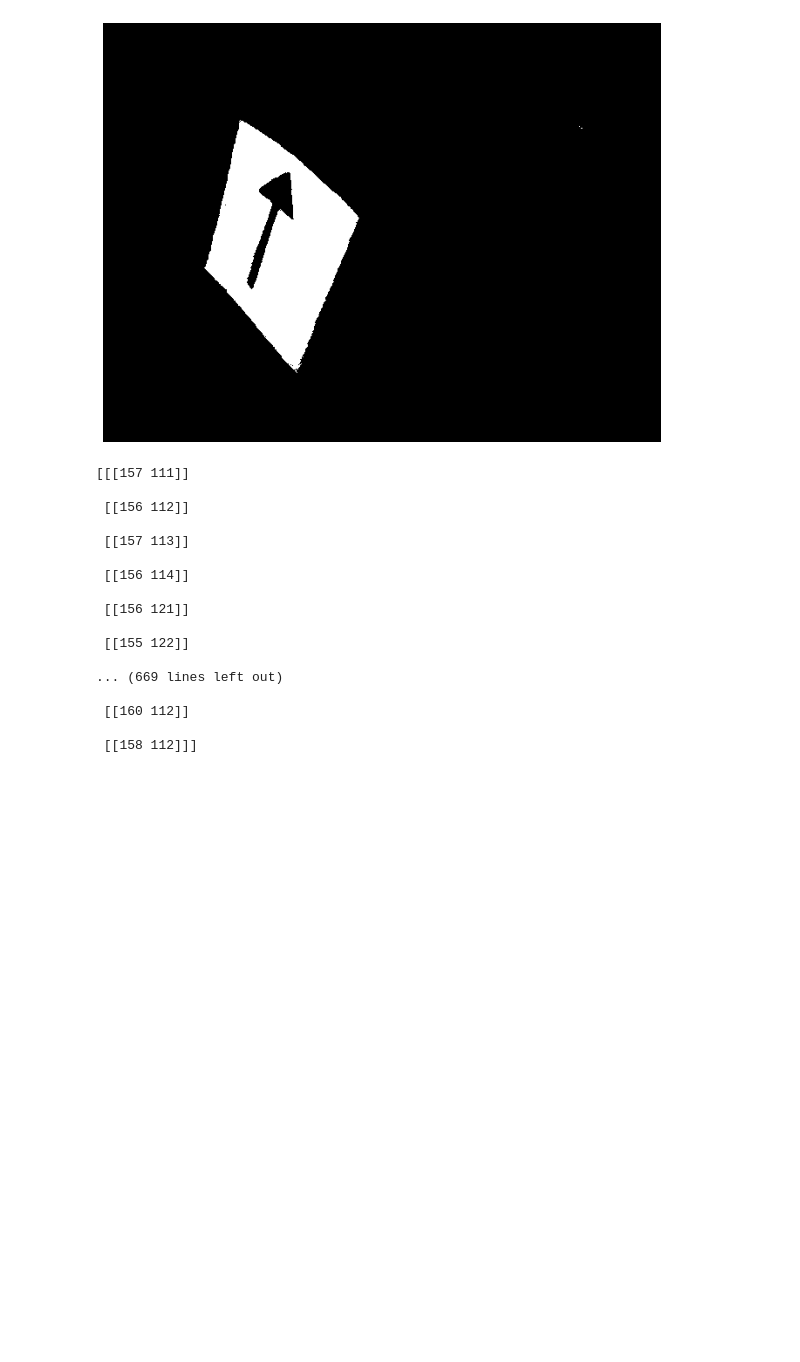
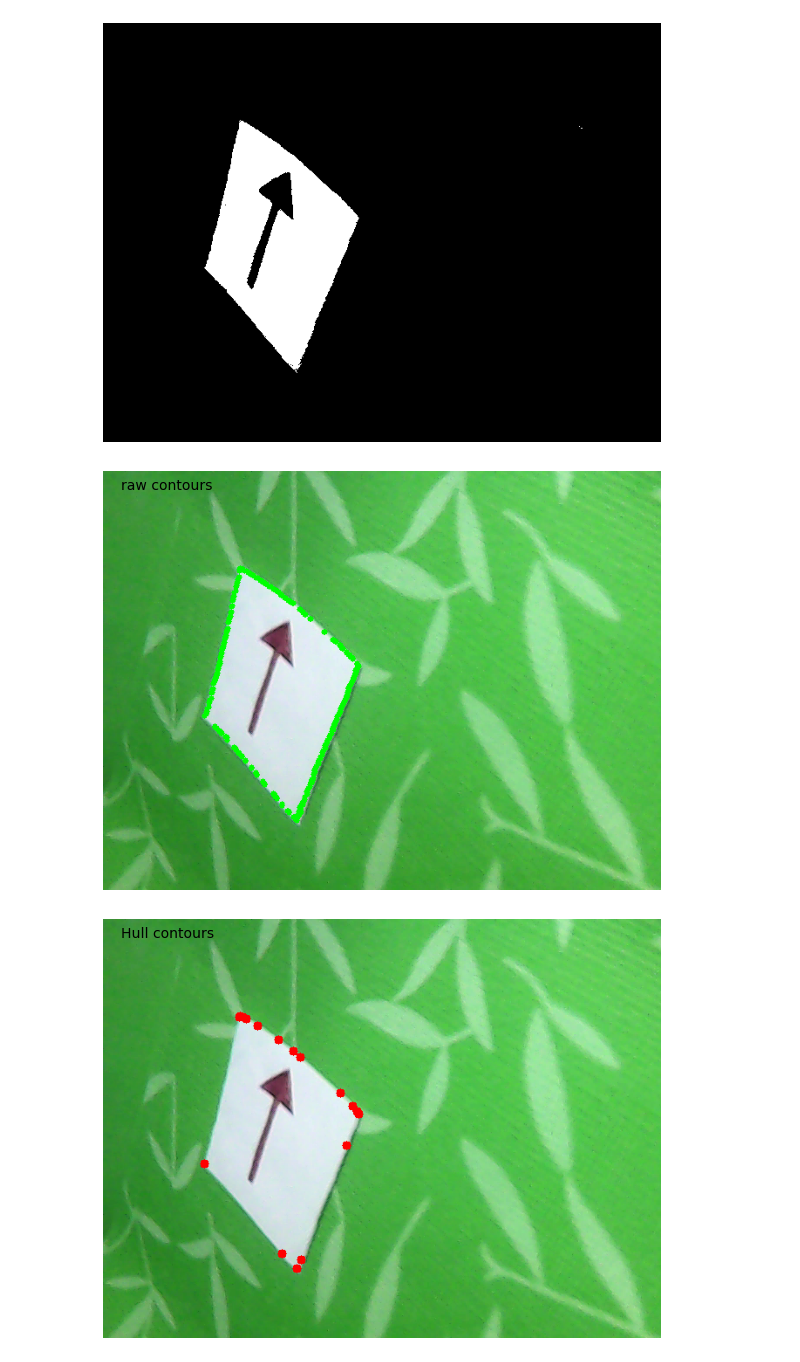
Before and after one commit to PtrShi/cvr_course, a Jupyter notebook: notebooks/cv_hw3.ipynb, the cells around one changed output. Cells and saved outputs as stored; diff of their text form; code cells hidden in the pictures; blank space fills up the shorter version.

```diff
--- a/notebooks/cv_hw3.ipynb
+++ b/notebooks/cv_hw3.ipynb
@@ -69,56 +70,45 @@ plt.show ()
 # %%
 # ищем контуры
 contours, _ = cv2.findContours (mask, cv2.RETR_EXTERNAL, cv2.CHAIN_APPROX_SIMPLE)
+
+# let's find the largest contour
 j = 1
-ind_largest_cont = 0 # let's find the largest contour
+ind_largest_cont = 0
 # I'm not so good with python magic
 while j < len (contours):
   if len (contours [j]) > len (contours [ind_largest_cont]):
     ind_largest_cont = j
   j = j + 1
 
 cnt = contours [ind_largest_cont]
-print (cnt)
 
-cnt_raw = cv2.drawContours (img_orig.copy (), -1, 0, (0, 255, 0), 5)
+cnt_raw = cv2.drawContours (img_orig.copy (), cnt, -1, (0, 255, 0), 5)
 plt.imshow (cnt_raw)
 plt.text (20, 20, 'raw contours', fontsize=14)
 plt.axis ('off')
 plt.show ()
 
-#print (np.shape (cnt))
 cnt_hull = cv2.convexHull (cnt)
 cnt_hull_draw = cv2.drawContours (img_orig.copy (), cnt_hull, -1, (255, 0, 0), 10)
-print (np.shape (cnt_hull))
+# print (np.shape (contours))
+# print (np.shape (cnt))
+# print (contours)
+# print (np.shape (cnt))
+# print (np.shape (cnt_hull))
 plt.imshow (cnt_hull_draw)
 plt.text (20, 20, 'Hull contours', fontsize=14)
 plt.axis ('off')
 plt.show ()
 
 # https://opencv-python-tutroals.readthedocs.io/en/latest/py_tutorials/py_imgproc/py_contours/py_contour_features/py_contour_features.html
 # epsilon - это минимальное расстояние, а не мелкость разбиения (в семинаре ошибка)
 epsilon = 0.05 * cv2.arcLength (cnt_hull, True)
 vertices = cv2.approxPolyDP (cnt_hull, epsilon, True)
 vertices_draw = cv2.drawContours (img_orig.copy (), vertices, -1, (0, 0, 255), 10)
 plt.imshow (vertices_draw)
 plt.text (20, 20, 'vertices', fontsize=14)
 plt.axis ('off')
 plt.show ()
 # %% [output]
-[[[157 111]]
-
- [[156 112]]
-
- [[157 113]]
-
- [[156 114]]
-
- [[156 121]]
-
- [[155 122]]
-
-... (669 lines left out)
-
- [[160 112]]
-
- [[158 112]]]
+[figure, added]
+[figure, added]
```
Also changed, not shown: parts of 5 cells of this notebook.
